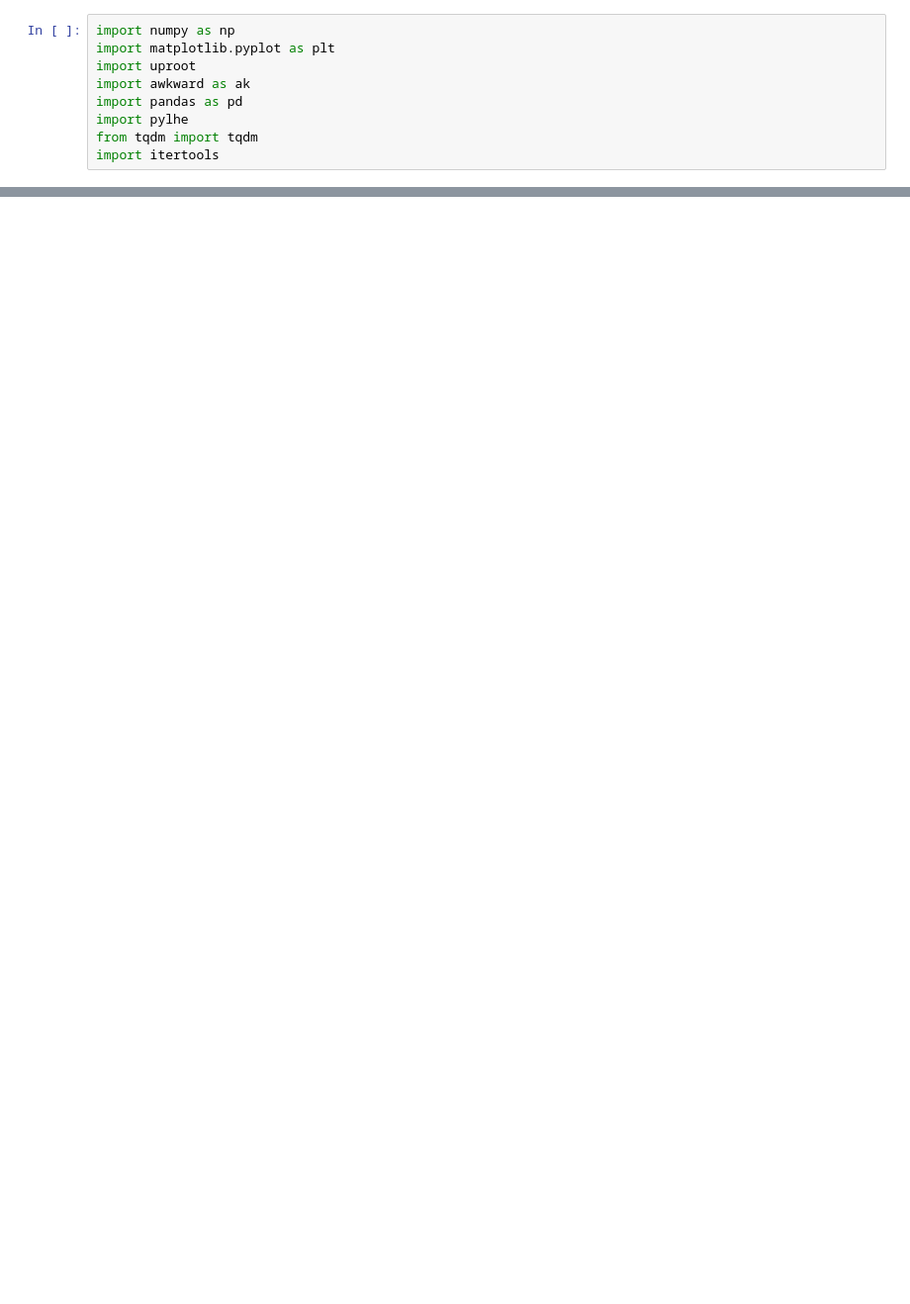
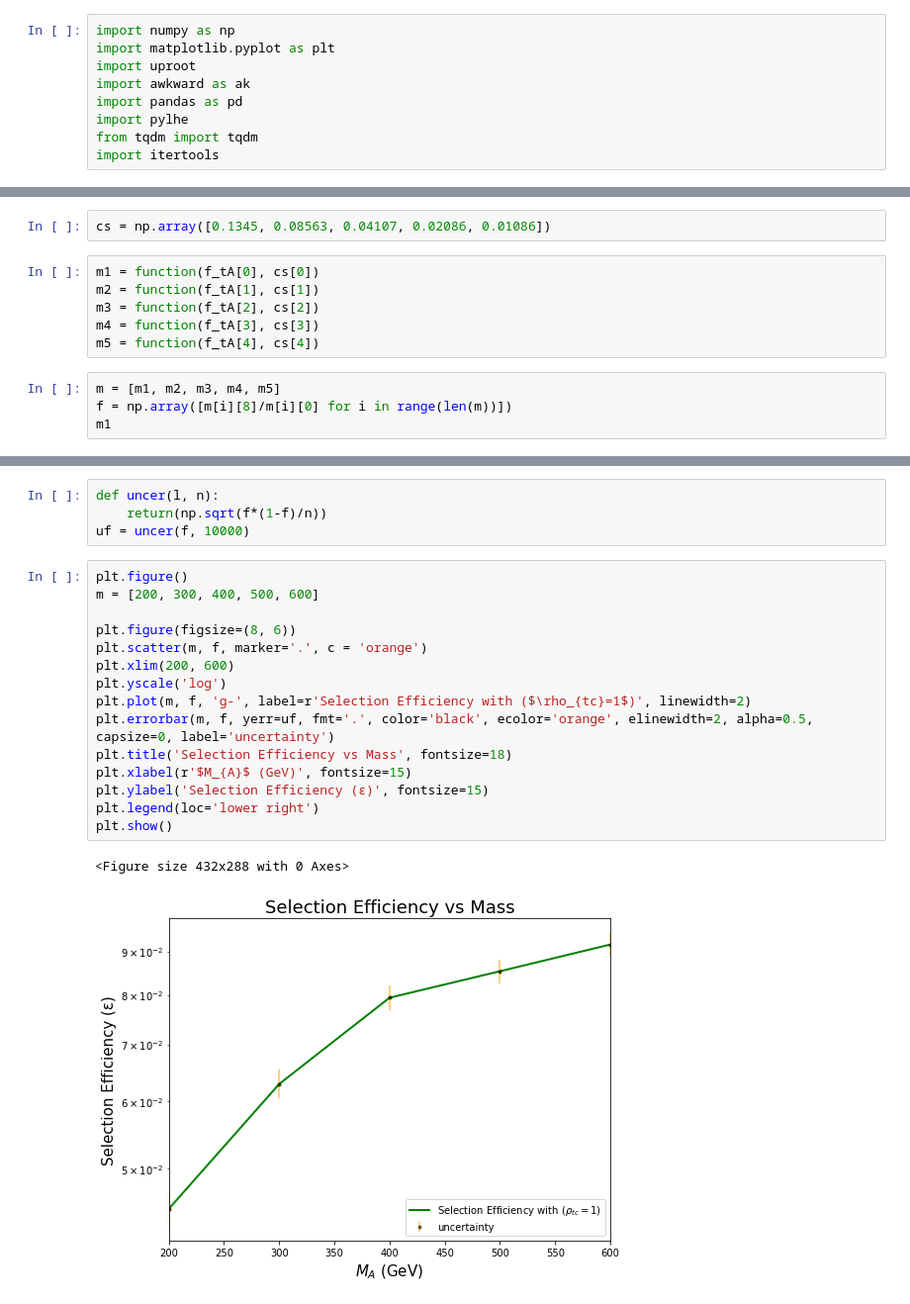
Before and after one commit to dlai211/Triple-Top, a Jupyter notebook: SS2t.ipynb, the cells around one changed output, grey strips where cells are left out. Shown at 99% size. Cells and saved outputs as stored; diff of their text form; blank space fills up the shorter version.

```diff
--- a/SS2t.ipynb
+++ b/SS2t.ipynb
@@ -154,0 +143,12 @@ f_01
+# %%
+cs = np.array([0.1345, 0.08563, 0.04107, 0.02086, 0.01086])
+# %%
+m1 = function(f_tA[0], cs[0])
+m2 = function(f_tA[1], cs[1])
+m3 = function(f_tA[2], cs[2])
+m4 = function(f_tA[3], cs[3])
+m5 = function(f_tA[4], cs[4])
+# %%
+m = [m1, m2, m3, m4, m5]
+f = np.array([m[i][8]/m[i][0] for i in range(len(m))])
+m1
@@ -154,0 +190,22 @@ f_01
+# %%
+def uncer(l, n):
+    return(np.sqrt(f*(1-f)/n))
+uf = uncer(f, 10000)
+# %%
+plt.figure()
+m = [200, 300, 400, 500, 600]
+
+plt.figure(figsize=(8, 6))
+plt.scatter(m, f, marker='.', c = 'orange')
+plt.xlim(200, 600)
+plt.yscale('log')
+plt.plot(m, f, 'g-', label=r'Selection Efficiency with ($\rho_{tc}=1$)', linewidth=2)
+plt.errorbar(m, f, yerr=uf, fmt='.', color='black', ecolor='orange', elinewidth=2, alpha=0.5, capsize=0, label='uncertainty')
+plt.title('Selection Efficiency vs Mass', fontsize=18)
+plt.xlabel(r'$M_{A}$ (GeV)', fontsize=15)
+plt.ylabel('Selection Efficiency (ε)', fontsize=15)
+plt.legend(loc='lower right')
+plt.show()
+# %% [output]
+<Figure size 432x288 with 0 Axes>
+[figure, added]
```
Also changed, not shown: parts of 8 cells of this notebook.
